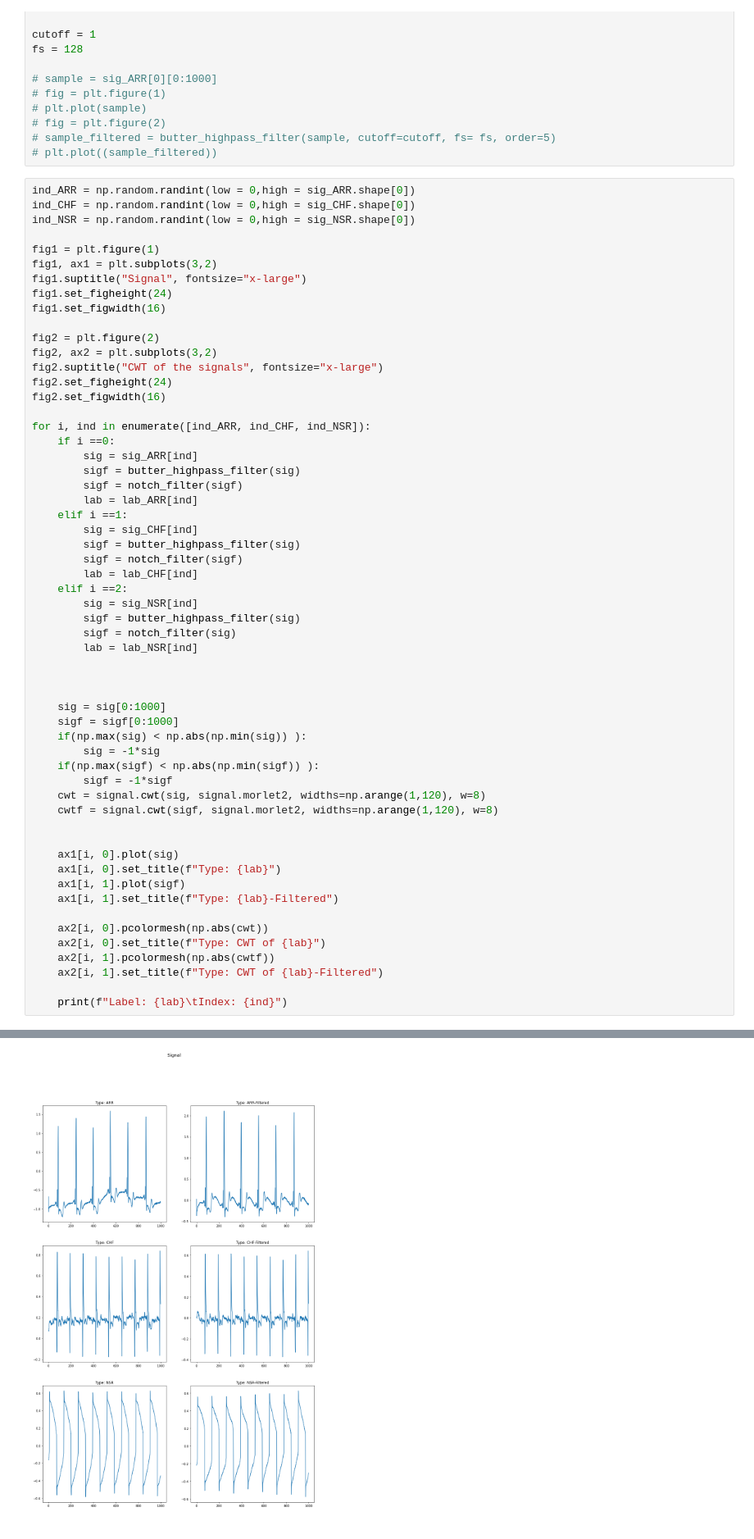
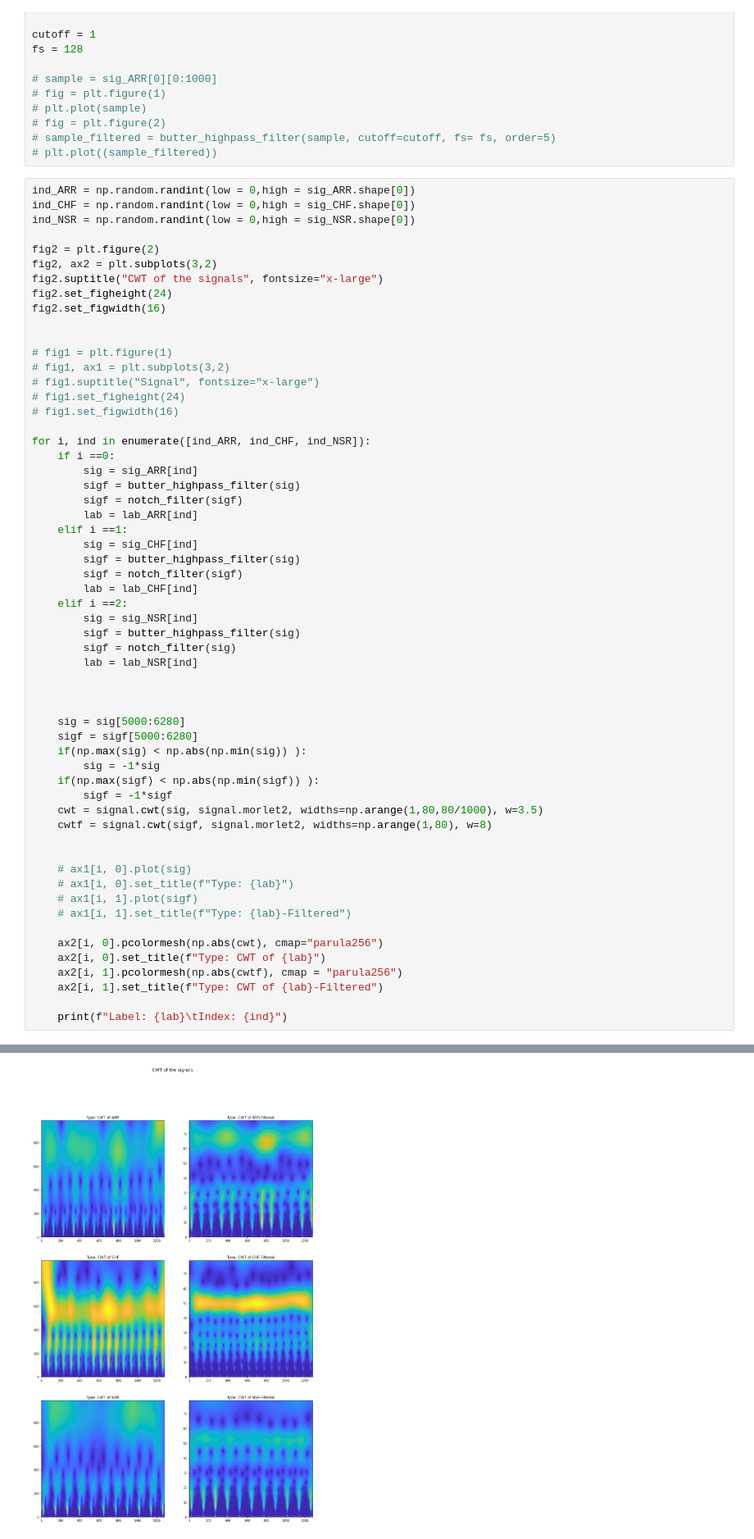
Before and after one commit to SriniMaiya/ECG-Signal-Classification, a Jupyter notebook: ECG.ipynb, the cells around one changed output, grey strips where cells are left out. Shown: that part at 82% size. Drawn from its saved outputs; the diff is of its cells as text.

```diff
--- a/ECG.ipynb
+++ b/ECG.ipynb
@@ -50,18 +50,19 @@ fs = 128
 ind_ARR = np.random.randint(low = 0,high = sig_ARR.shape[0])
 ind_CHF = np.random.randint(low = 0,high = sig_CHF.shape[0])
 ind_NSR = np.random.randint(low = 0,high = sig_NSR.shape[0])
-
-fig1 = plt.figure(1)
-fig1, ax1 = plt.subplots(3,2)
-fig1.suptitle("Signal", fontsize="x-large")
-fig1.set_figheight(24)
-fig1.set_figwidth(16)
 
 fig2 = plt.figure(2)
 fig2, ax2 = plt.subplots(3,2)
 fig2.suptitle("CWT of the signals", fontsize="x-large")
 fig2.set_figheight(24)
 fig2.set_figwidth(16)
+
+
+# fig1 = plt.figure(1)
+# fig1, ax1 = plt.subplots(3,2)
+# fig1.suptitle("Signal", fontsize="x-large")
+# fig1.set_figheight(24)
+# fig1.set_figwidth(16)
 
 for i, ind in enumerate([ind_ARR, ind_CHF, ind_NSR]):
     if i ==0:
@@ -82,24 +83,24 @@ for i, ind in enumerate([ind_ARR, ind_CHF, ind_NSR]):
 
 
 
-    sig = sig[0:1000]
-    sigf = sigf[0:1000]
+    sig = sig[5000:6280]
+    sigf = sigf[5000:6280]
     if(np.max(sig) < np.abs(np.min(sig)) ):
         sig = -1*sig
     if(np.max(sigf) < np.abs(np.min(sigf)) ):
         sigf = -1*sigf
-    cwt = signal.cwt(sig, signal.morlet2, widths=np.arange(1,120), w=8)
-    cwtf = signal.cwt(sigf, signal.morlet2, widths=np.arange(1,120), w=8)
+    cwt = signal.cwt(sig, signal.morlet2, widths=np.arange(1,80,80/1000), w=3.5)
+    cwtf = signal.cwt(sigf, signal.morlet2, widths=np.arange(1,80), w=8)
 
 
-    ax1[i, 0].plot(sig)
-    ax1[i, 0].set_title(f"Type: {lab}")
-    ax1[i, 1].plot(sigf)
-    ax1[i, 1].set_title(f"Type: {lab}-Filtered")
+    # ax1[i, 0].plot(sig)
+    # ax1[i, 0].set_title(f"Type: {lab}")
+    # ax1[i, 1].plot(sigf)
+    # ax1[i, 1].set_title(f"Type: {lab}-Filtered")
 
-    ax2[i, 0].pcolormesh(np.abs(cwt))
+    ax2[i, 0].pcolormesh(np.abs(cwt), cmap="parula256")
     ax2[i, 0].set_title(f"Type: CWT of {lab}")
-    ax2[i, 1].pcolormesh(np.abs(cwtf))
+    ax2[i, 1].pcolormesh(np.abs(cwtf), cmap = "parula256")
     ax2[i, 1].set_title(f"Type: CWT of {lab}-Filtered")
 
     print(f"Label: {lab}\tIndex: {ind}")
@@ -110,2 +111,2 @@ Label: NSR      Index: 7
 <Figure size 432x288 with 0 Axes>
-[figure, old version]
+[figure, new version]
```
Also changed, not shown: parts of 8 cells of this notebook.
